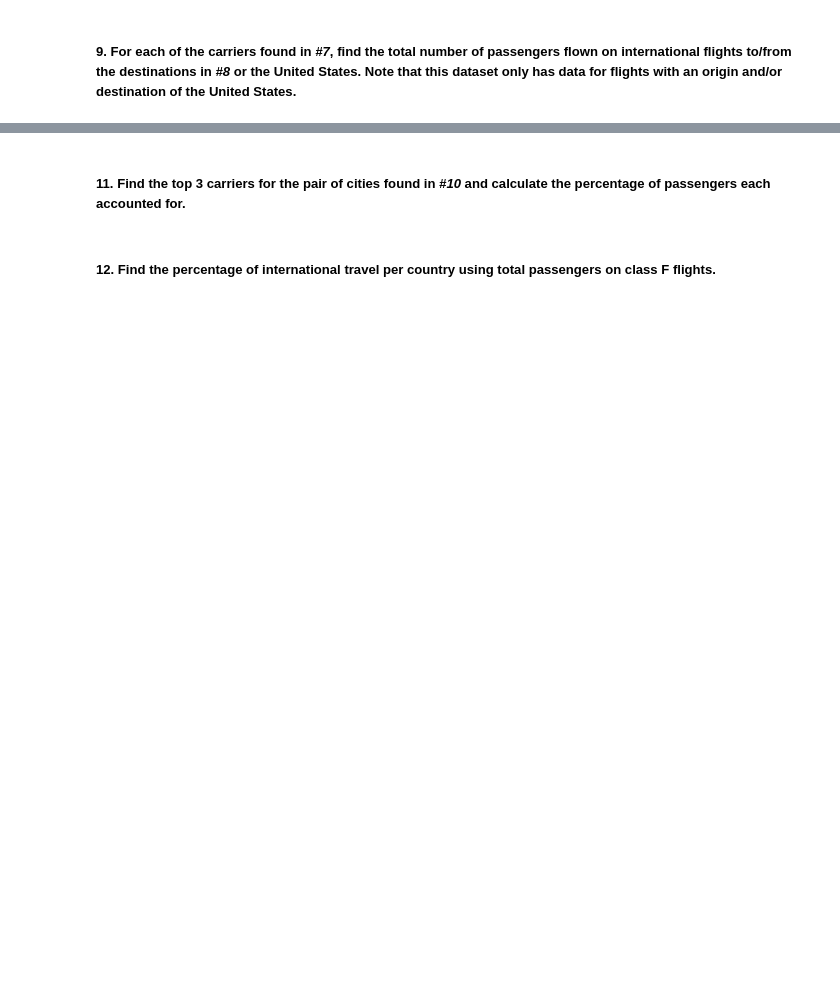
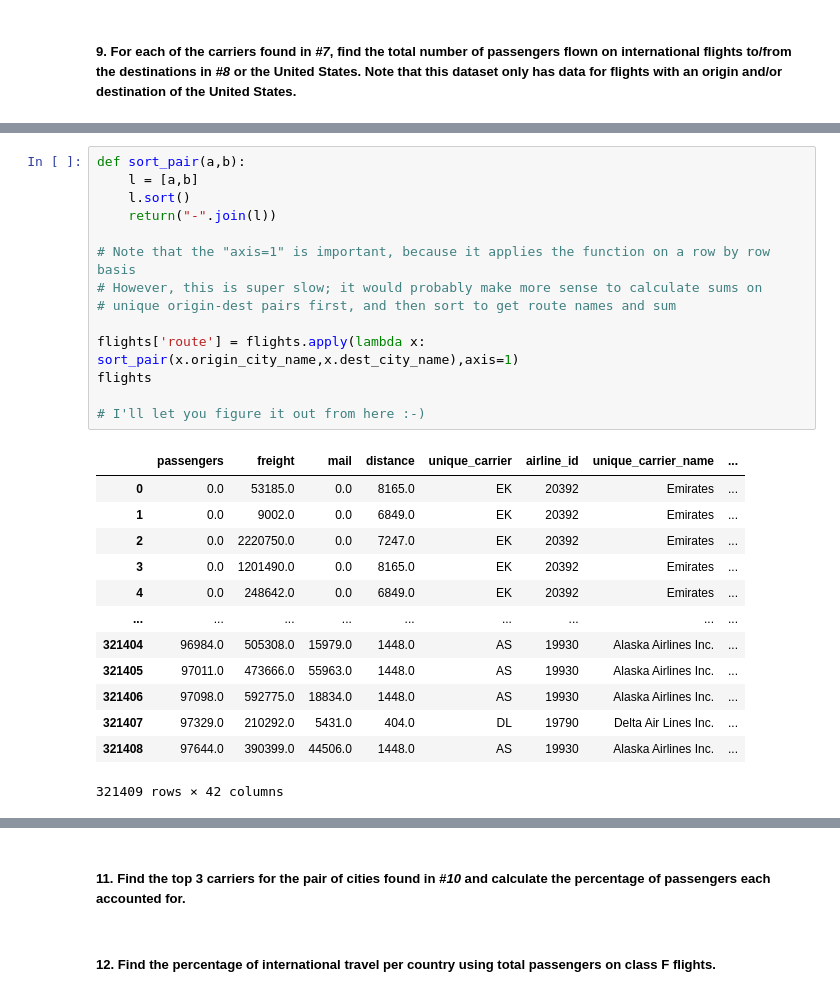
Before and after one commit to deathbuycactus/deathbuycactus.github.io, a Jupyter notebook: week1_assignment1_pandas_exercises.ipynb, the cells around one changed output, grey strips where cells are left out. Cells and saved outputs as stored; diff of their text form; blank space fills up the shorter version.

```diff
--- a/week1_assignment1_pandas_exercises.ipynb
+++ b/week1_assignment1_pandas_exercises.ipynb
@@ -30,0 +184,28 @@ This assignment uses 2019 flight statistics from the United States Department of
+# %%
+def sort_pair(a,b):
+    l = [a,b]
+    l.sort()
+    return("-".join(l))
+
+# Note that the "axis=1" is important, because it applies the function on a row by row basis
+# However, this is super slow; it would probably make more sense to calculate sums on
+# unique origin-dest pairs first, and then sort to get route names and sum
+
+flights['route'] = flights.apply(lambda x: sort_pair(x.origin_city_name,x.dest_city_name),axis=1)
+flights
+
+# I'll let you figure it out from here :-)
+# %% [output]
+|  | passengers | freight | mail | distance | unique_carrier | airline_id | unique_carrier_name | ... |
+| 0 | 0.0 | 53185.0 | 0.0 | 8165.0 | EK | 20392 | Emirates | ... |
+| 1 | 0.0 | 9002.0 | 0.0 | 6849.0 | EK | 20392 | Emirates | ... |
+| 2 | 0.0 | 2220750.0 | 0.0 | 7247.0 | EK | 20392 | Emirates | ... |
+| 3 | 0.0 | 1201490.0 | 0.0 | 8165.0 | EK | 20392 | Emirates | ... |
+| 4 | 0.0 | 248642.0 | 0.0 | 6849.0 | EK | 20392 | Emirates | ... |
+| ... | ... | ... | ... | ... | ... | ... | ... | ... |
+| 321404 | 96984.0 | 505308.0 | 15979.0 | 1448.0 | AS | 19930 | Alaska Airlines Inc. | ... |
+| 321405 | 97011.0 | 473666.0 | 55963.0 | 1448.0 | AS | 19930 | Alaska Airlines Inc. | ... |
+| 321406 | 97098.0 | 592775.0 | 18834.0 | 1448.0 | AS | 19930 | Alaska Airlines Inc. | ... |
+| 321407 | 97329.0 | 210292.0 | 5431.0 | 404.0 | DL | 19790 | Delta Air Lines Inc. | ... |
+| 321408 | 97644.0 | 390399.0 | 44506.0 | 1448.0 | AS | 19930 | Alaska Airlines Inc. | ... |
+321409 rows × 42 columns
```
Also changed, not shown: parts of 15 cells of this notebook.
